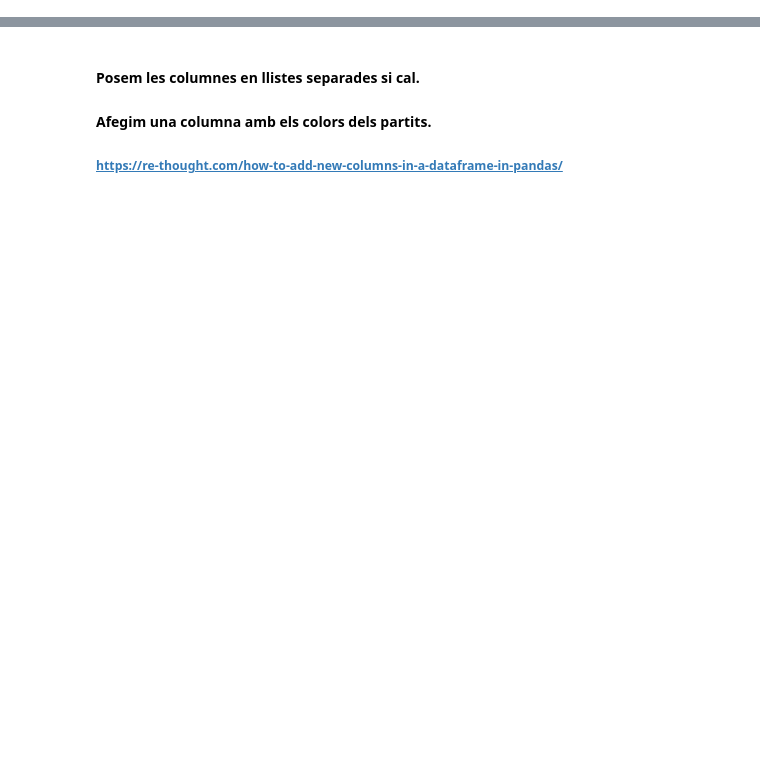
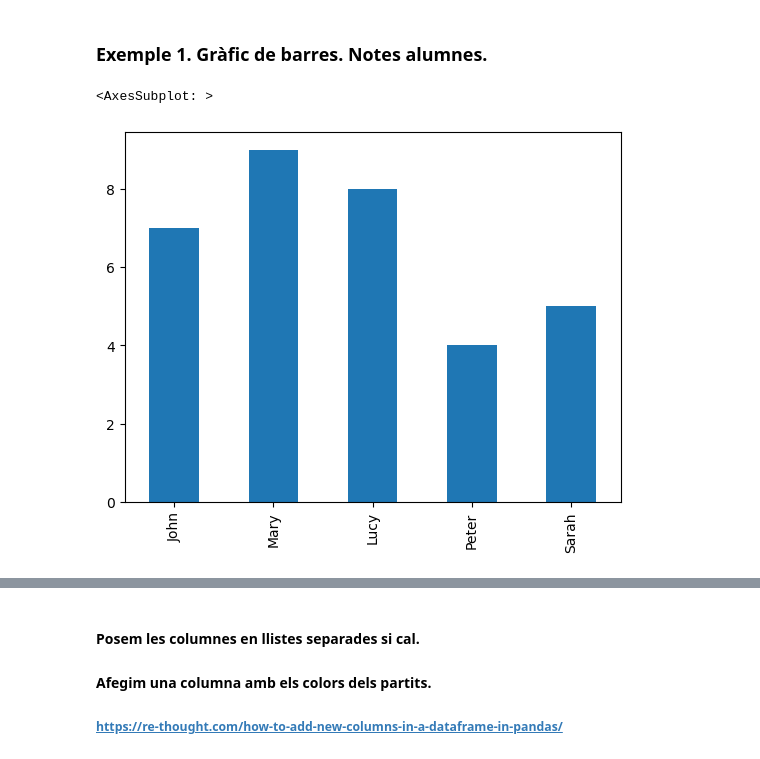
Before and after one commit to miquelamorosaldev/dawbio2-m14-bioinformatica-curs2022-2023-uf1-uf2, a Jupyter notebook: A024_Grafiques/exemple3-gcircular-pandas.ipynb, the cells around one changed output, grey strips where cells are left out. Saved outputs shown, nothing was run; the diff lists cells and outputs as text; code cells hidden in the pictures; blank space fills up the shorter version.

```diff
--- a/A024_Grafiques/exemple3-gcircular-pandas.ipynb
+++ b/A024_Grafiques/exemple3-gcircular-pandas.ipynb
@@ -0,0 +1,24 @@
+# %% [markdown]
+### Exemple 1. Gràfic de barres. Notes alumnes.
+# %%
+import numpy as np
+import pandas as pd
+#import matplotlib.pyplot as plt
+
+#np --> numerical panda, es una llibreria per a realitzar càlcul numèric
+#les notes de dawbio amb series
+student_list=["John","Mary","Lucy","Peter", "Sarah"]
+grades_list = [7,9,8,4, 5]
+wants_dual_list = [False,True,False,True, True]
+datos: dict[list] = {"grade": grades_list,
+                   "dual": wants_dual_list}
+students_frame = pd.DataFrame(
+    index=student_list,
+    data = datos
+)
+# students_frame.sort_values()
+students_frame.loc[:,"grade"].plot(kind="bar")
+# plt.show()
+# %% [output]
+<AxesSubplot: >
+[figure, added]
```
Also changed, not shown: parts of 7 cells of this notebook, 1 other file.
